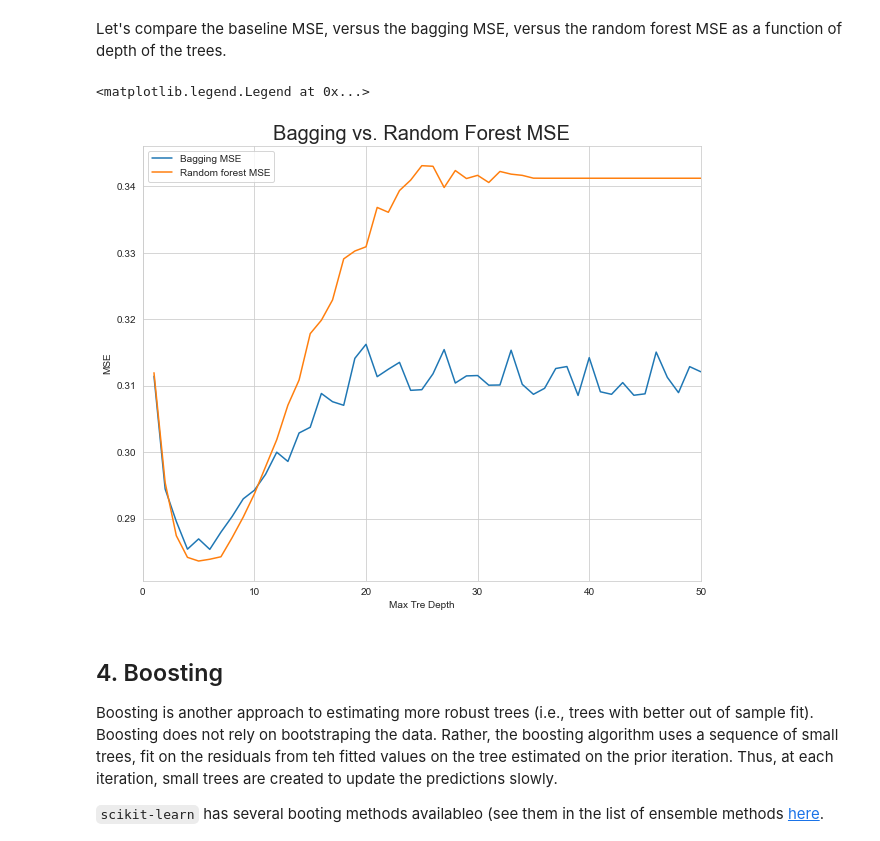
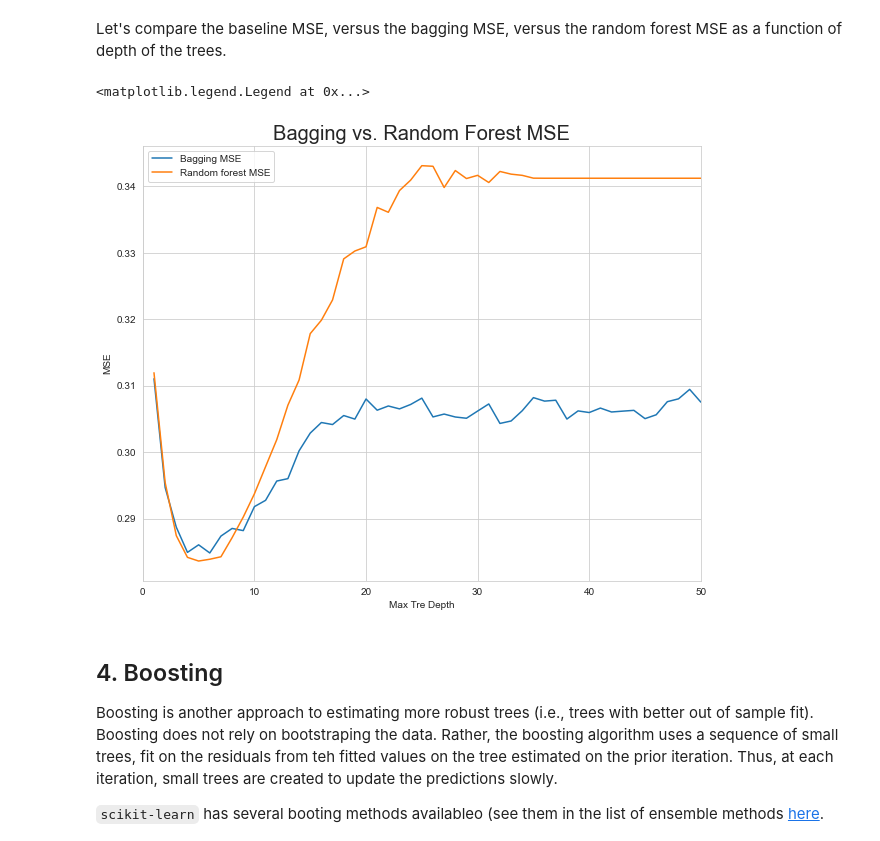
Before and after one commit to jdebacker/CompEcon_Fall21, a Jupyter notebook: MachineLearning/RegressionTrees.ipynb, the cells around one changed output. Cells and saved outputs as stored; diff of their text form; code cells hidden in the pictures.

```diff
--- a/MachineLearning/RegressionTrees.ipynb
+++ b/MachineLearning/RegressionTrees.ipynb
@@ -250,35 +250,35 @@ for i in depth_vec:
     wage_treeRF_loop = RandomForestRegressor(
         max_depth=i,  # set max depth of tree
         n_estimators=100,
         max_features=3,  # number of features to consider when looking for the best split
         bootstrap=True,
         oob_score=True,
         random_state=25)
     wage_treeRF_loop.fit(X, y)
     y_pred_loop = wage_treeRF_loop.oob_prediction_
     MSE_RF_vec[i - 1] = mean_squared_error(y, y_pred_loop)
 
     wage_treeB_loop = BaggingRegressor(
         tree.DecisionTreeRegressor(max_depth=i),
-        n_estimators=50,
+        n_estimators=100,
         max_samples=1000,
         bootstrap=True,
         oob_score=True)
     wage_treeB_loop.fit(X, y)
     y_pred_loop = wage_treeB_loop.oob_prediction_
     MSE_B_vec[i - 1] = mean_squared_error(y, y_pred_loop)
 
 fig, ax = plt.subplots()
 plt.plot(depth_vec, MSE_B_vec, label='Bagging MSE')
 plt.plot(depth_vec, MSE_RF_vec, label='Random forest MSE')
 plt.title('Bagging vs. Random Forest MSE', fontsize=20)
 plt.xlabel(r'Max Tre Depth')
 plt.ylabel(r'MSE')
 plt.xlim((0, max(depth_vec)))
 plt.legend(loc='best')
 # %% [output]
 <matplotlib.legend.Legend at 0x...>
-[figure, old version]
+[figure, new version]
 # %% [markdown]
 ## 4. Boosting
 
```
Also changed, not shown: parts of 3 cells of this notebook, 2 other files.
